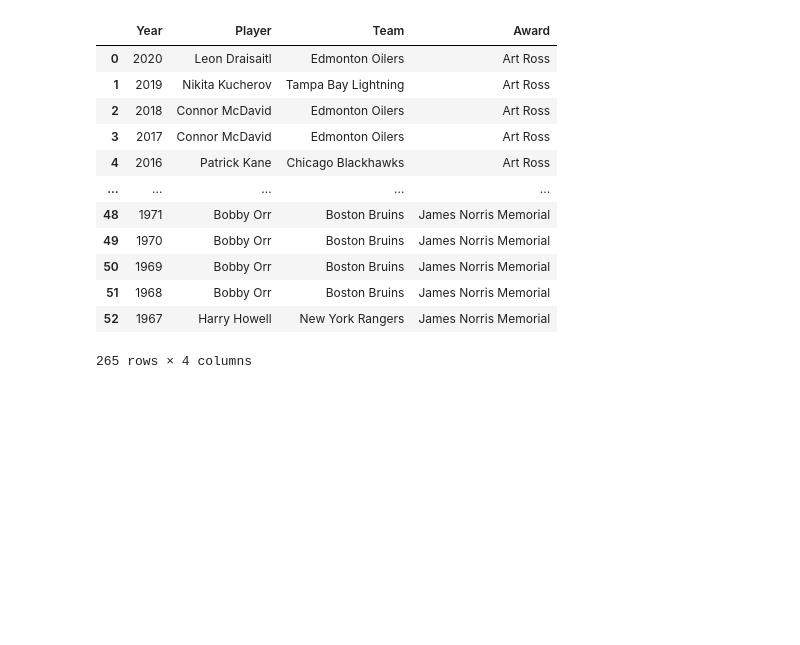
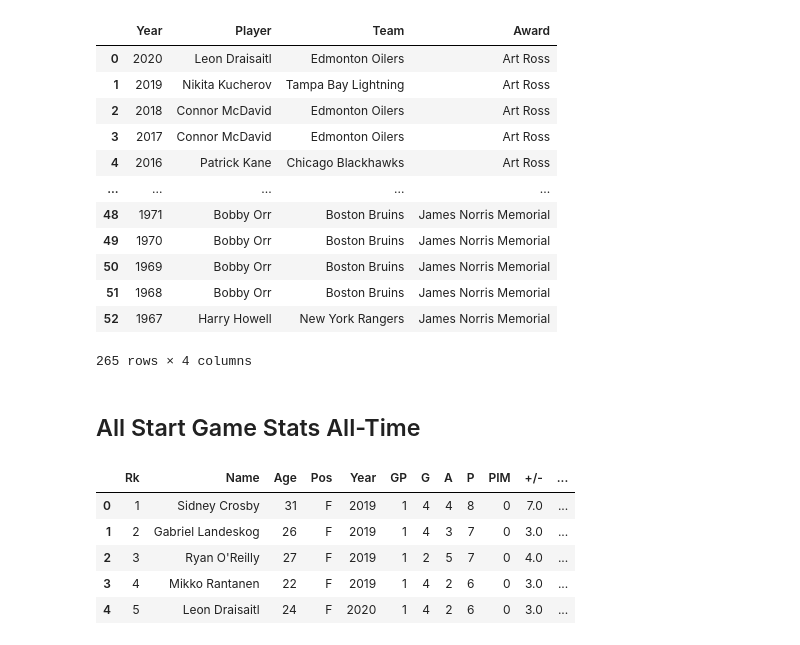
Before and after one commit to potterc22/Final-Project-ML, a Jupyter notebook: Cory/clean_data.ipynb, the cells around one changed output. Drawn from its saved outputs; the diff is of its cells as text; code cells hidden in the pictures; blank space fills up the shorter version.

Commit message:
scraped all star game stats table

```diff
--- a/Cory/clean_data.ipynb
+++ b/Cory/clean_data.ipynb
@@ -314,3 +314,23 @@ awards_df
 265 rows × 4 columns
 # %%
 awards_df.to_csv('../Master/data/awards_df.csv')
+# %% [markdown]
+## All Start Game Stats All-Time
+# %%
+url = 'https://www.quanthockey.com/nhl-all-star-game/en/records/most-points-in-one-season-by-nhl-all-star-game-players.html'
+
+# find the table
+table = pd.read_html(url)
+df = table[0]
+# delete unneeded column
+del df['Unnamed: 1']
+# convert games played column to integer
+df['GP'] = df['GP'].astype(int)
+df.head()
+# %% [output]
+|  | Rk | Name | Age | Pos | Year | GP | G | A | P | PIM | +/- | ... |
+| 0 | 1 | Sidney Crosby | 31 | F | 2019 | 1 | 4 | 4 | 8 | 0 | 7.0 | ... |
+| 1 | 2 | Gabriel Landeskog | 26 | F | 2019 | 1 | 4 | 3 | 7 | 0 | 3.0 | ... |
+| 2 | 3 | Ryan O'Reilly | 27 | F | 2019 | 1 | 2 | 5 | 7 | 0 | 4.0 | ... |
+| 3 | 4 | Mikko Rantanen | 22 | F | 2019 | 1 | 4 | 2 | 6 | 0 | 3.0 | ... |
+| 4 | 5 | Leon Draisaitl | 24 | F | 2020 | 1 | 4 | 2 | 6 | 0 | 3.0 | ... |
```
